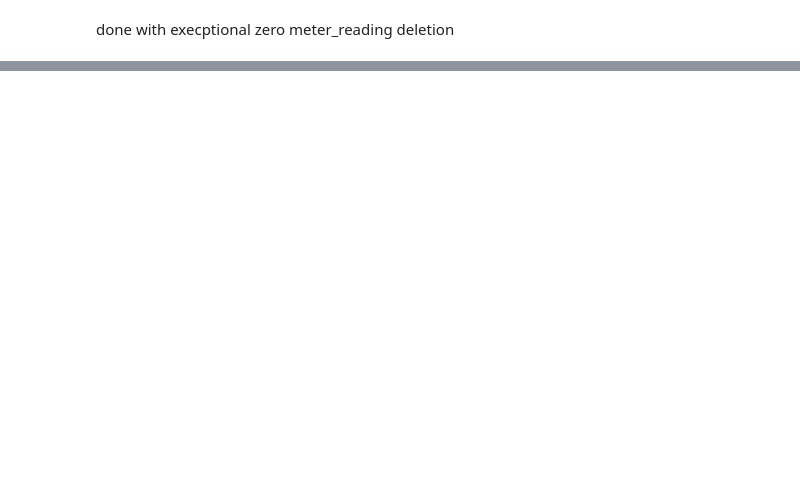
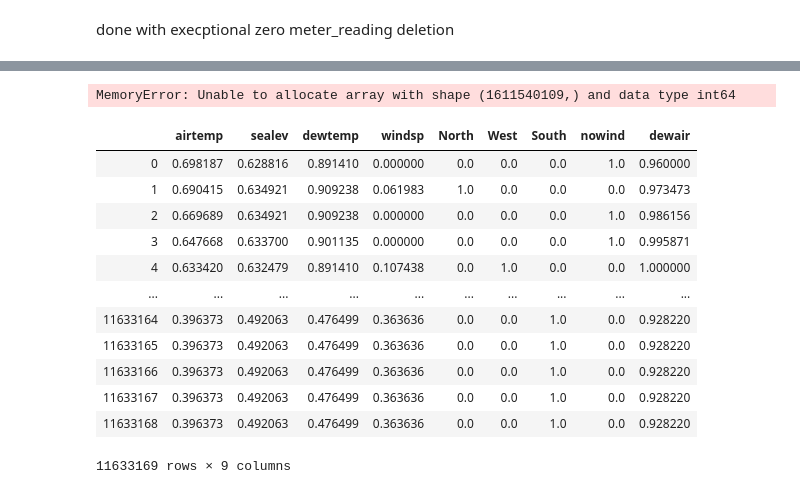
Before and after one commit to Runmangogo/Kaggle_ASHRAE_energy, a Jupyter notebook: DataCleaningforY.ipynb, the cells around one changed output, grey strips where cells are left out. Cells and saved outputs as stored; diff of their text form; code cells hidden in the pictures; blank space fills up the shorter version.

```diff
--- a/DataCleaningforY.ipynb
+++ b/DataCleaningforY.ipynb
@@ -263,0 +299,23 @@ done with execptional zero meter_reading deletion
+# %%
+merge_x_meter0 = pd.merge(left = building_prepared_df,
+                          right = weather_train_prepared_meter0.drop(['timestamp'], axis=1),
+                         left_on = ['site_id'], right_on = ['site_id'])
+merge_x_meter0
+# %% [output]
+MemoryError: Unable to allocate array with shape (1611540109,) and data type int64
+# %%
+weather_train_prepared_meter0.drop(['site_id','timestamp'], axis=1)
+# %% [output]
+|  | airtemp | sealev | dewtemp | windsp | North | West | South | nowind | dewair |
+| 0 | 0.698187 | 0.628816 | 0.891410 | 0.000000 | 0.0 | 0.0 | 0.0 | 1.0 | 0.960000 |
+| 1 | 0.690415 | 0.634921 | 0.909238 | 0.061983 | 1.0 | 0.0 | 0.0 | 0.0 | 0.973473 |
+| 2 | 0.669689 | 0.634921 | 0.909238 | 0.000000 | 0.0 | 0.0 | 0.0 | 1.0 | 0.986156 |
+| 3 | 0.647668 | 0.633700 | 0.901135 | 0.000000 | 0.0 | 0.0 | 0.0 | 1.0 | 0.995871 |
+| 4 | 0.633420 | 0.632479 | 0.891410 | 0.107438 | 0.0 | 1.0 | 0.0 | 0.0 | 1.000000 |
+| ... | ... | ... | ... | ... | ... | ... | ... | ... | ... |
+| 11633164 | 0.396373 | 0.492063 | 0.476499 | 0.363636 | 0.0 | 0.0 | 1.0 | 0.0 | 0.928220 |
+| 11633165 | 0.396373 | 0.492063 | 0.476499 | 0.363636 | 0.0 | 0.0 | 1.0 | 0.0 | 0.928220 |
+| 11633166 | 0.396373 | 0.492063 | 0.476499 | 0.363636 | 0.0 | 0.0 | 1.0 | 0.0 | 0.928220 |
+| 11633167 | 0.396373 | 0.492063 | 0.476499 | 0.363636 | 0.0 | 0.0 | 1.0 | 0.0 | 0.928220 |
+| 11633168 | 0.396373 | 0.492063 | 0.476499 | 0.363636 | 0.0 | 0.0 | 1.0 | 0.0 | 0.928220 |
+11633169 rows × 9 columns
```
Also changed, not shown: parts of 11 cells of this notebook, 1 other file.
